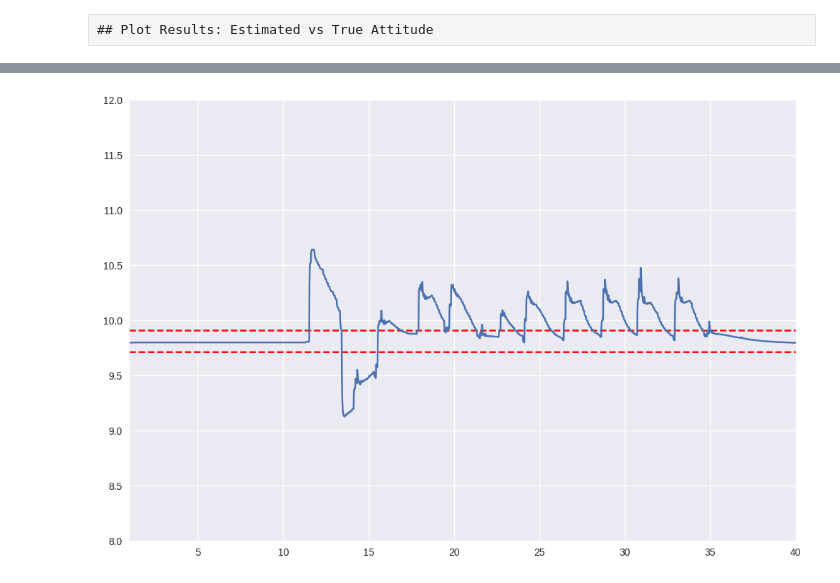
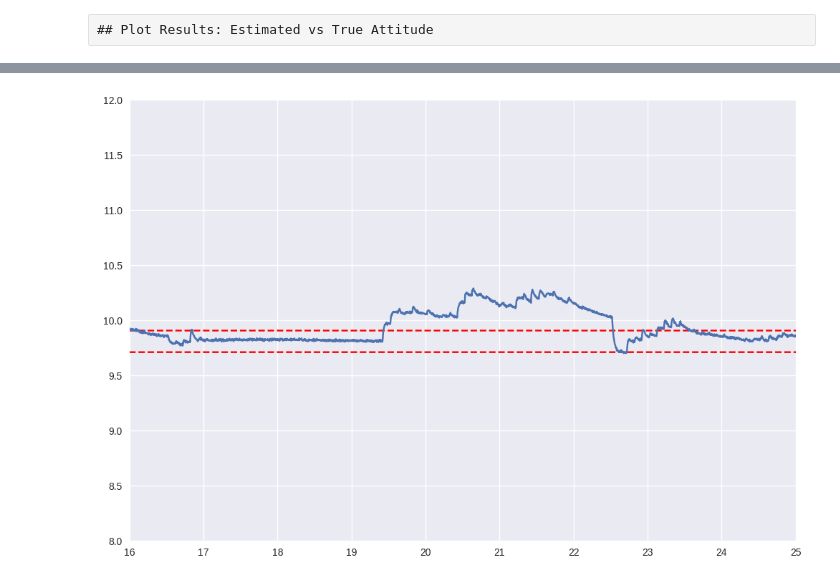
Before and after one commit to YahorL/CogniPilot-scripts, a Jupyter notebook: attitude_estimator_basic_test.ipynb, the cells around one changed output, grey strips where cells are left out. Saved outputs shown, nothing was run; the diff lists cells and outputs as text; code cells hidden in the pictures.

```diff
--- a/attitude_estimator_basic_test.ipynb
+++ b/attitude_estimator_basic_test.ipynb
@@ -312,20 +467,20 @@ Attitude estimator: applies magnetometer and accelerometer corrections
 ## Load Data from MCAP File
 # %%
 # Parameters
-MCAP_FILE_PATH = "rosbag/rosbag2_2025_08_04-18_17_12/rosbag2_2025_08_04-18_17_12_0.mcap"
+MCAP_FILE_PATH = "rosbag/rosbag2_2025_08_12-17_41_37/rosbag2_2025_08_12-17_41_37_0.mcap"
 ODOM_TOPIC = "/odom"      # True attitude
 IMU_TOPIC = "/imu"        # IMU data
 MAG_TOPIC = "/mag"        # Magnetometer data
 
 # Estimator parameters
-ACCEL_GAIN = 1     # Accelerometer correction gain
-MAG_GAIN = 5        # Magnetometer correction gain
+ACCEL_GAIN = 0.1   # Accelerometer correction gain
+MAG_GAIN = 0.1       # Magnetometer correction gain
 MAG_DECLINATION = -4.494167/180 * np.pi     # Magnetic declination (rad)
 
 # Data processing parameters
-START_TIME = 14     # Start time (seconds)
-END_TIME = 25           # End time (seconds)
-MAX_TIMESTEPS = 300   # Maximum number of timesteps to process
+START_TIME = 0     # Start time (seconds)
+END_TIME = 100           # End time (seconds)
+MAX_TIMESTEPS = 3000000000   # Maximum number of timesteps to process
 
 print(f"Configuration:")
 print(f"  MCAP file: {MCAP_FILE_PATH}")
@@ -630,12 +779,12 @@ else:
 # %%
 accel_norm = np.sqrt(imu_data['accel_x']**2 + imu_data['accel_y']**2 + imu_data['accel_z']**2)
 g_high = 9.81 * 1.01
 g_low = 9.81 * 0.99
 plt.plot(imu_data['timestamp'], g_high * np.ones(len(imu_data['timestamp'])), 'r--')
 plt.plot(imu_data['timestamp'], g_low * np.ones(len(imu_data['timestamp'])), 'r--')
 plt.plot(imu_data['timestamp'], accel_norm)
-plt.xlim(1, 40)
+plt.xlim(16, 25)
 plt.ylim(8, 12)
 plt.show()
 # %% [output]
-[figure, old version]
+[figure, new version]
```
Also changed, not shown: parts of 7 cells of this notebook, 3 other files.
